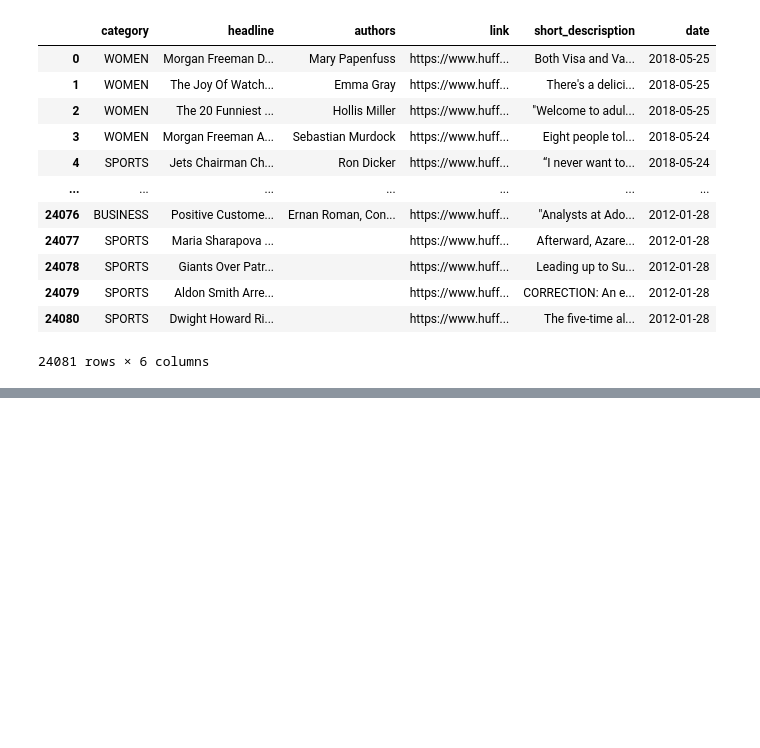
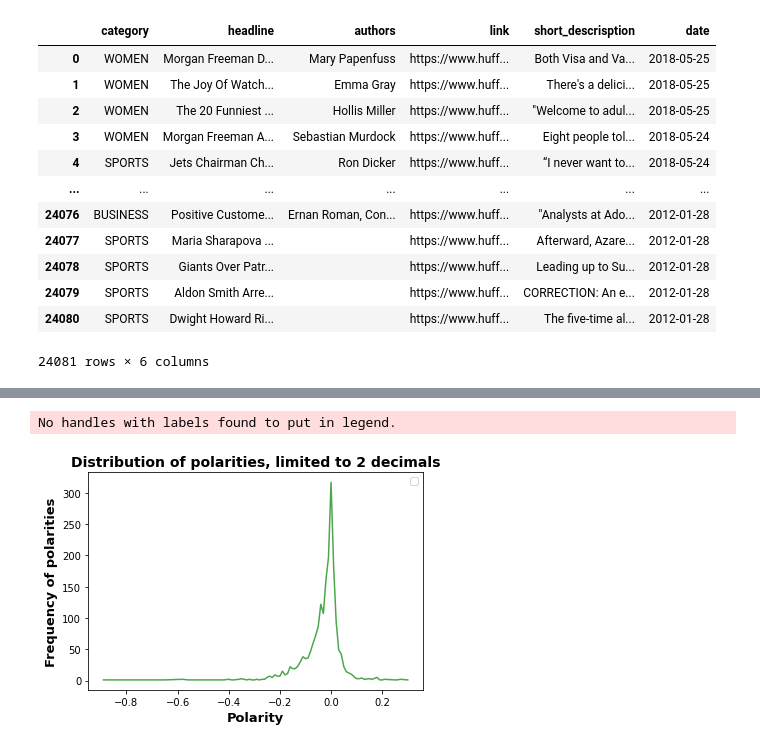
Before and after one commit to Lenschow-Fogh/Ezra, a Jupyter notebook: sentiment/presentation/dataset.ipynb, the cells around one changed output, grey strips where cells are left out. Drawn from its saved outputs; the diff is of its cells as text; code cells hidden in the pictures; blank space fills up the shorter version.

```diff
--- a/sentiment/presentation/dataset.ipynb
+++ b/sentiment/presentation/dataset.ipynb
@@ -125,0 +278,48 @@ Text(0.5, 1.0, "Distribution of articles' categories")
+# %%
+# VISUALIZE 5_word_weight_m/f_norm AND 6_polarity_dict_norm DISTRIBUTION
+import numpy as np
+import matplotlib.pyplot as plt
+
+m_weights = p.load_json('../datasets/5_word_weight_m_norm.json')
+w_weights = p.load_json('../datasets/5_word_weight_f_norm.json')
+pols = p.load_json('../datasets/6_polarity_dict_norm.json')
+m_weights = list(m_weights.values())
+w_weights = list(w_weights.values())
+pols = list(pols.values())
+
+# m_weights_rounded = []
+# for weight in m_weights:
+#     m_weights_rounded.append(round(float(-1*weight), 2))
+# x, y = np.unique(m_weights_rounded, return_counts=True)
+
+
+# plt.figure(figsize=[10,6])
+# plt.plot(x, y, color='b', alpha=0.7)
+
+
+# w_weights_rounded = []
+# for weight in w_weights:
+#     w_weights_rounded.append(round(float(weight), 2))
+# x, y = np.unique(w_weights_rounded, return_counts=True)
+
+# plt.plot(x, y, color='r', alpha=0.7)
+
+
+pols_rounded = []
+for weight in pols:
+    pols_rounded.append(round(float(weight), 2))
+x, y = np.unique(pols_rounded, return_counts=True)
+
+plt.plot(x, y, color='g', alpha=0.7)
+
+
+ax2 = plt.gca()
+
+plt.ylabel('Frequency of polarities', fontdict={'fontsize':13, 'fontweight': 'bold'})
+plt.xlabel('Polarity', fontdict={'fontsize':13, 'fontweight': 'bold'})
+plt.title("Distribution of polarities, limited to 2 decimals", fontdict={'fontsize':14, 'fontweight': 'bold'})
+plt.legend()
+plt.show()
+# %% [output]
+No handles with labels found to put in legend.
+[figure, added]
```
Also changed, not shown: parts of 10 cells of this notebook, 3 other files.
